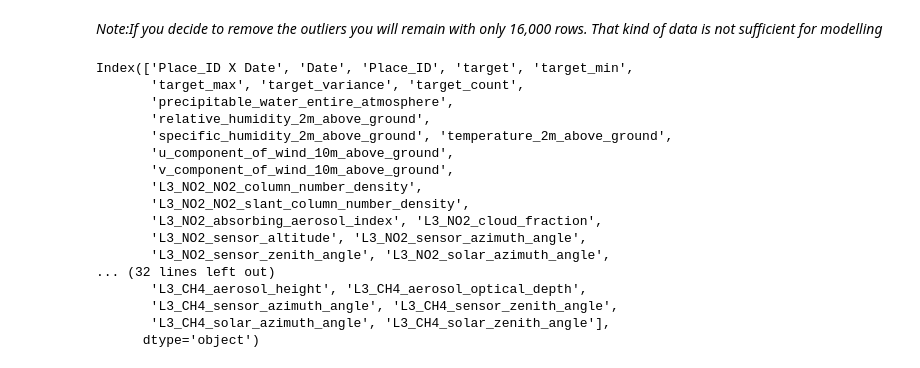
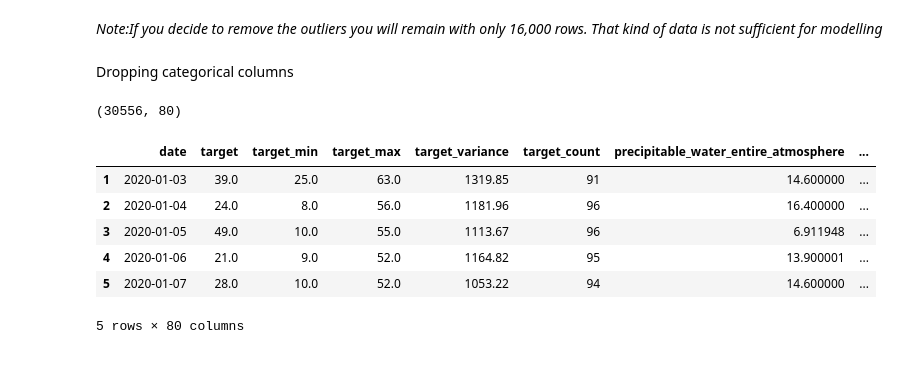
Before and after one commit to atienosonia/urban-air-pollution, a Jupyter notebook: index.ipynb, the cells around one changed output. Drawn from its saved outputs; the diff is of its cells as text; code cells hidden in the pictures.

Commit message:
dropping categorical columns

```diff
--- a/index.ipynb
+++ b/index.ipynb
@@ -361,23 +361,5 @@ memory usage: 19.3+ MB
 None
 # %% [markdown]
 *Note:If you decide to remove the outliers you will remain with only 16,000 rows. That kind of data is not sufficient for modelling*
-# %%
-imputed_data.columns
-# %% [output]
-Index(['Place_ID X Date', 'Date', 'Place_ID', 'target', 'target_min',
-       'target_max', 'target_variance', 'target_count',
-       'precipitable_water_entire_atmosphere',
-       'relative_humidity_2m_above_ground',
-       'specific_humidity_2m_above_ground', 'temperature_2m_above_ground',
-       'u_component_of_wind_10m_above_ground',
-       'v_component_of_wind_10m_above_ground',
-       'L3_NO2_NO2_column_number_density',
-       'L3_NO2_NO2_slant_column_number_density',
-       'L3_NO2_absorbing_aerosol_index', 'L3_NO2_cloud_fraction',
-       'L3_NO2_sensor_altitude', 'L3_NO2_sensor_azimuth_angle',
-       'L3_NO2_sensor_zenith_angle', 'L3_NO2_solar_azimuth_angle',
-... (32 lines left out)
-       'L3_CH4_aerosol_height', 'L3_CH4_aerosol_optical_depth',
-       'L3_CH4_sensor_azimuth_angle', 'L3_CH4_sensor_zenith_angle',
-       'L3_CH4_solar_azimuth_angle', 'L3_CH4_solar_zenith_angle'],
-      dtype='object')
+# %% [markdown]
+Dropping categorical columns
@@ -383,0 +373,22 @@ Index(['Place_ID X Date', 'Date', 'Place_ID', 'target', 'target_min',
+# %%
+check_shape(imputed_data)
+# %% [output]
+(30556, 80)
+# %%
+def lower_case_remove_whitespace(data):
+    cleaned_col = [col.lower().strip() for col in data.columns]
+    cleaned_data = data.copy()
+    cleaned_data.columns = cleaned_col
+
+    return cleaned_data
+
+cleaned_data = lower_case_remove_whitespace(imputed_data)
+cleaned_data.head()
+# %% [output]
+|  | date | target | target_min | target_max | target_variance | target_count | precipitable_water_entire_atmosphere | ... |
+| 1 | 2020-01-03 | 39.0 | 25.0 | 63.0 | 1319.85 | 91 | 14.600000 | ... |
+| 2 | 2020-01-04 | 24.0 | 8.0 | 56.0 | 1181.96 | 96 | 16.400000 | ... |
+| 3 | 2020-01-05 | 49.0 | 10.0 | 55.0 | 1113.67 | 96 | 6.911948 | ... |
+| 4 | 2020-01-06 | 21.0 | 9.0 | 52.0 | 1164.82 | 95 | 13.900001 | ... |
+| 5 | 2020-01-07 | 28.0 | 10.0 | 52.0 | 1053.22 | 94 | 14.600000 | ... |
+5 rows × 80 columns
```
Also changed, not shown: parts of 1 cell of this notebook.
